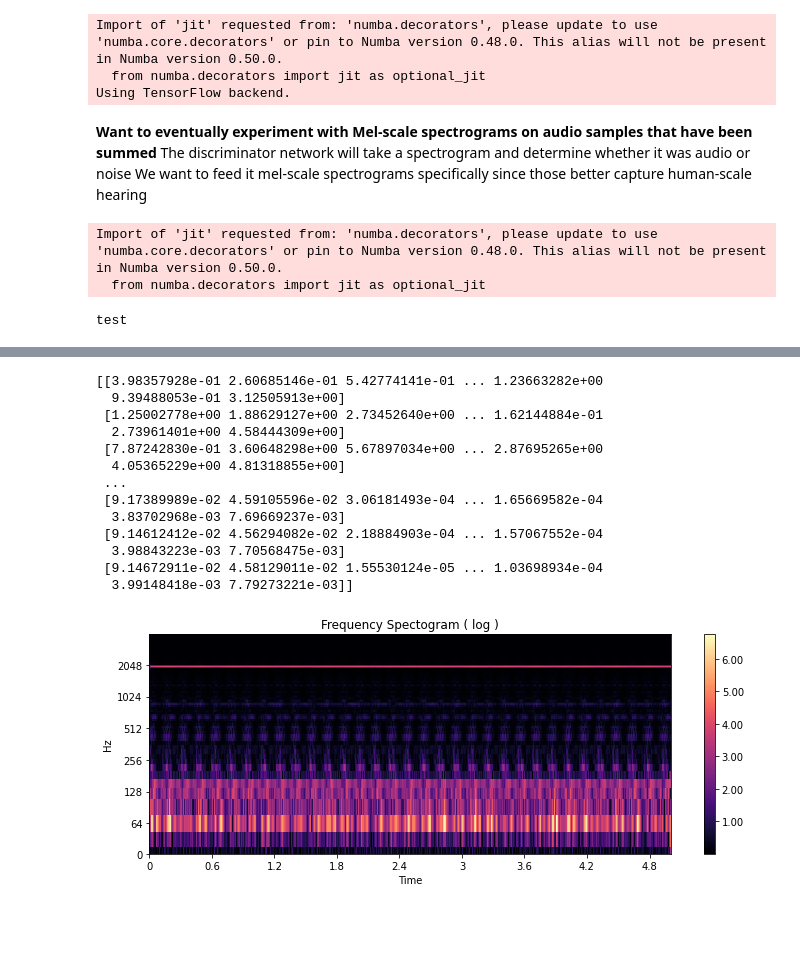
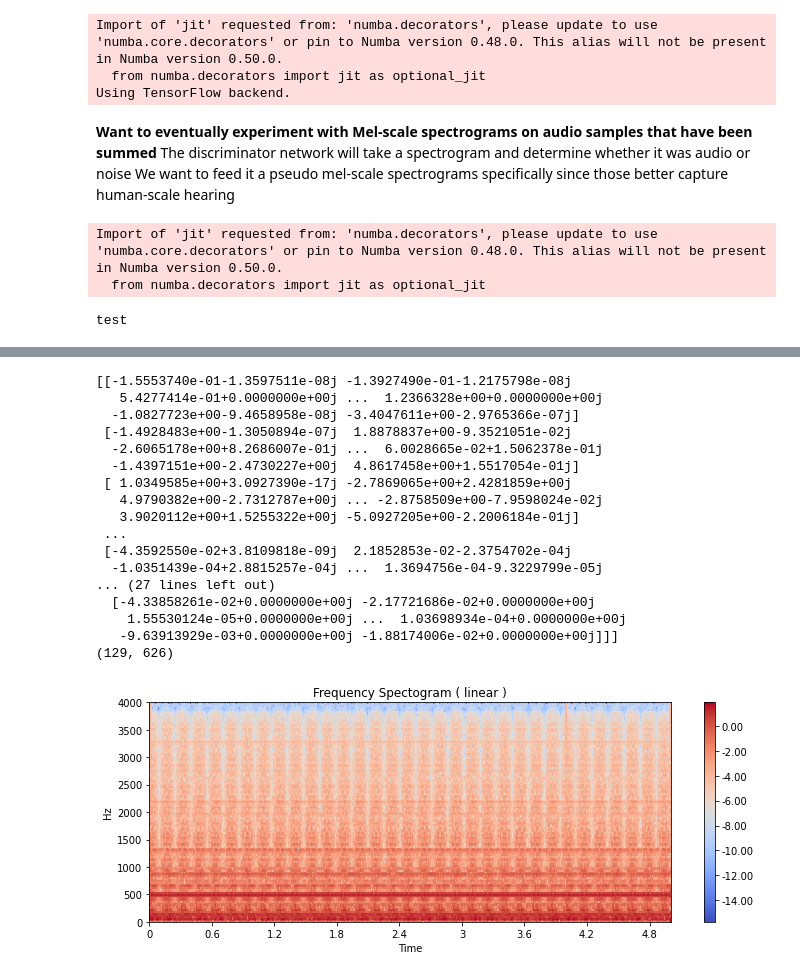
Before and after one commit to akarshkumar0101/DSProject, a Jupyter notebook: spectrogram_playground.ipynb, the cells around one changed output, grey strips where cells are left out. Cells and saved outputs as stored; diff of their text form; code cells hidden in the pictures; blank space fills up the shorter version.

Commit message:
added log magnitude and phase stft conversions

```diff
--- a/spectrogram_playground.ipynb
+++ b/spectrogram_playground.ipynb
@@ -23,7 +23,7 @@ Using TensorFlow backend.
 # %% [markdown]
 **Want to eventually experiment with Mel-scale spectrograms on audio samples that have been summed**
 The discriminator network will take a spectrogram and determine whether it was audio or noise
-We want to feed it mel-scale spectrograms specifically since those better capture human-scale hearing
+We want to feed it a pseudo mel-scale spectrograms specifically since those better capture human-scale hearing
 # %%
 # experiment = Experiment(api_key="wPsWaajXsaFzxcacTRTZ2iGEr",
 #                         project_name="urbansound8k")
@@ -43,41 +43,55 @@ play_audio(y, urban_sound.sr)
 # %%
 y_sound = urban_sound.load([9])[0]
 sr = urban_sound.sr
 duration = urban_sound.duration
-y_tone = generate_tone(sr, duration, np.array([2000]), np.array([0.06]))[0]
+y_tone = generate_tone(sr, duration, np.array([500]), np.array([0.06]))[0]
 play_audio(y_tone, urban_sound.sr)
 y = y_sound + y_tone
 play_audio(y, sr)
 
 spectrogram = audio_to_spectrogram(np.array([y]), sr, mel=False)
+mel_spectrogram = audio_to_spectrogram(np.array([y]), sr, mel=True)
 
-print(np.abs(spectrogram[0]))
 
-show_spectrogram(spectrogram[0], sr, y_axis='log')
+log_magnitude_phase_channels = complex_to_log_magnitude_phase_channels(spectrogram)
+inv_log_magnitude_phase_channels = log_mag_phase_to_complex(log_magnitude_phase_channels)
+print(inv_log_magnitude_phase_channels[0], '\n\n\n\n\n', spectrogram)
+
+# print(spectrogram[0,0].real)
+# print(mel_spectrogram[0][0])
+
+print(log_magnitude_phase_channels[0,1].shape)
+show_spectrogram(log_magnitude_phase_channels[0,0], sr, y_axis='linear')
 
 plt.show()
 play_audio(spectrogram_to_audio(spectrogram, sr, mel=False), sr)
 
-# spectrogram[48:51, :] = -1.
+# # spectrogram[48:51, :] = -1.
+
+
 
 # show_spectrogram(spectrogram, sr)
 # plt.show()
 # play_audio(spectrogram_to_audio(spectrogram, sr), sr)
 # %% [output]
 [interactive output not drawn]
 [interactive output not drawn]
-[[3.98357928e-01 2.60685146e-01 5.42774141e-01 ... 1.23663282e+00
-  9.39488053e-01 3.12505913e+00]
- [1.25002778e+00 1.88629127e+00 2.73452640e+00 ... 1.62144884e-01
-  2.73961401e+00 4.58444309e+00]
- [7.87242830e-01 3.60648298e+00 5.67897034e+00 ... 2.87695265e+00
-  4.05365229e+00 4.81318855e+00]
+[[-1.5553740e-01-1.3597511e-08j -1.3927490e-01-1.2175798e-08j
+   5.4277414e-01+0.0000000e+00j ...  1.2366328e+00+0.0000000e+00j
+  -1.0827723e+00-9.4658958e-08j -3.4047611e+00-2.9765366e-07j]
+ [-1.4928483e+00-1.3050894e-07j  1.8878837e+00-9.3521051e-02j
+  -2.6065178e+00+8.2686007e-01j ...  6.0028665e-02+1.5062378e-01j
+  -1.4397151e+00-2.4730227e+00j  4.8617458e+00+1.5517054e-01j]
+ [ 1.0349585e+00+3.0927390e-17j -2.7869065e+00+2.4281859e+00j
+   4.9790382e+00-2.7312787e+00j ... -2.8758509e+00-7.9598024e-02j
+   3.9020112e+00+1.5255322e+00j -5.0927205e+00-2.2006184e-01j]
  ...
- [9.17389989e-02 4.59105596e-02 3.06181493e-04 ... 1.65669582e-04
-  3.83702968e-03 7.69669237e-03]
- [9.14612412e-02 4.56294082e-02 2.18884903e-04 ... 1.57067552e-04
-  3.98843223e-03 7.70568475e-03]
- [9.14672911e-02 4.58129011e-02 1.55530124e-05 ... 1.03698934e-04
-  3.99148418e-03 7.79273221e-03]]
+ [-4.3592550e-02+3.8109818e-09j  2.1852853e-02-2.3754702e-04j
+  -1.0351439e-04+2.8815257e-04j ...  1.3694756e-04-9.3229799e-05j
+... (27 lines left out)
+  [-4.33858261e-02+0.0000000e+00j -2.17721686e-02+0.0000000e+00j
+    1.55530124e-05+0.0000000e+00j ...  1.03698934e-04+0.0000000e+00j
+   -9.63913929e-03+0.0000000e+00j -1.88174006e-02+0.0000000e+00j]]]
+(129, 626)
-[figure, old version]
+[figure, new version]
 [interactive output not drawn]
```
Also changed, not shown: 1 other file.
